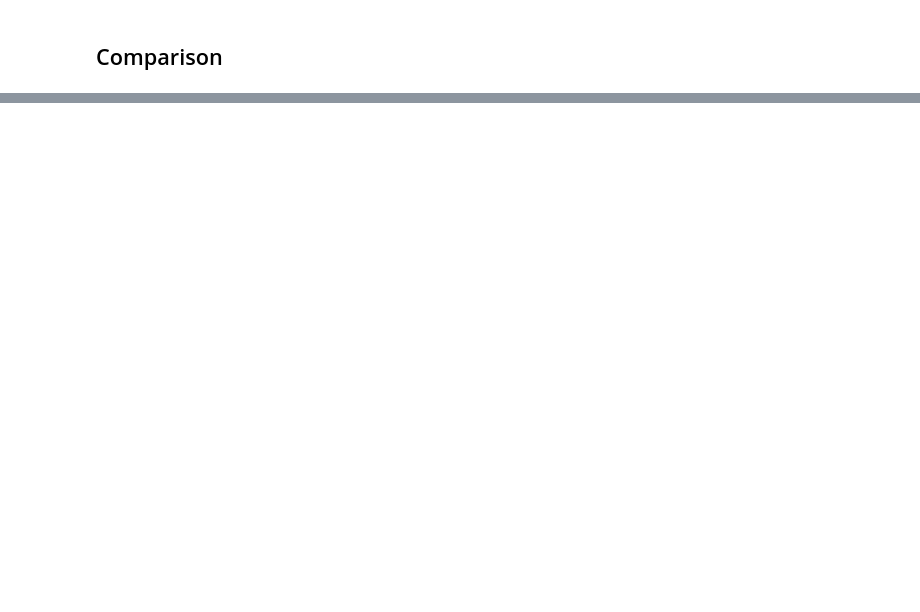
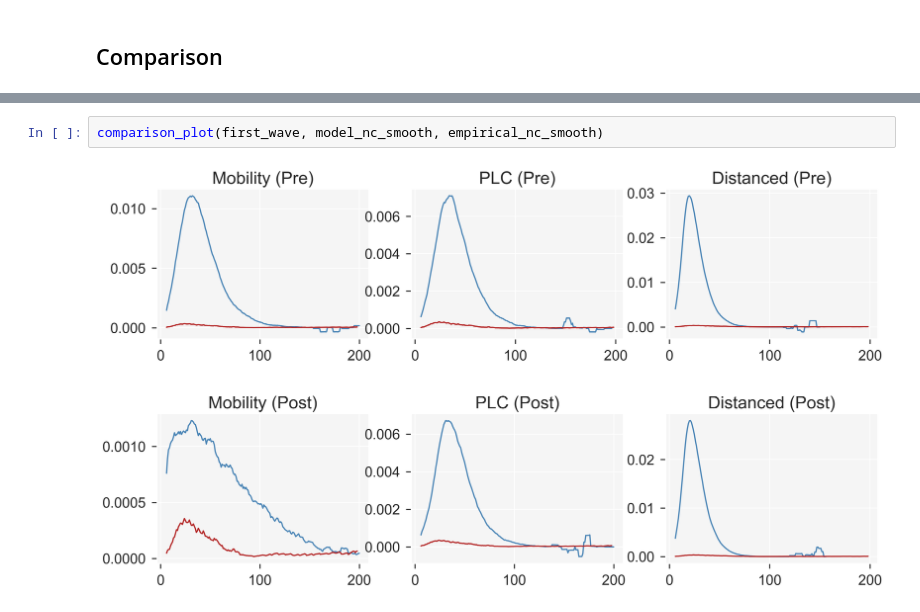
Before and after one commit to leo-pfeiffer/epi-sim, a Jupyter notebook: lib/experiments/4_model_validation.ipynb, the cells around one changed output, grey strips where cells are left out. Drawn from its saved outputs; the diff is of its cells as text; blank space fills up the shorter version.

```diff
--- a/lib/experiments/4_model_validation.ipynb
+++ b/lib/experiments/4_model_validation.ipynb
@@ -228,0 +236,4 @@ comparison_plot(second_wave, model_nc, empirical_nc)
+# %%
+comparison_plot(first_wave, model_nc_smooth, empirical_nc_smooth)
+# %% [output]
+[figure, added]
```
Also changed, not shown: parts of 9 cells of this notebook.
